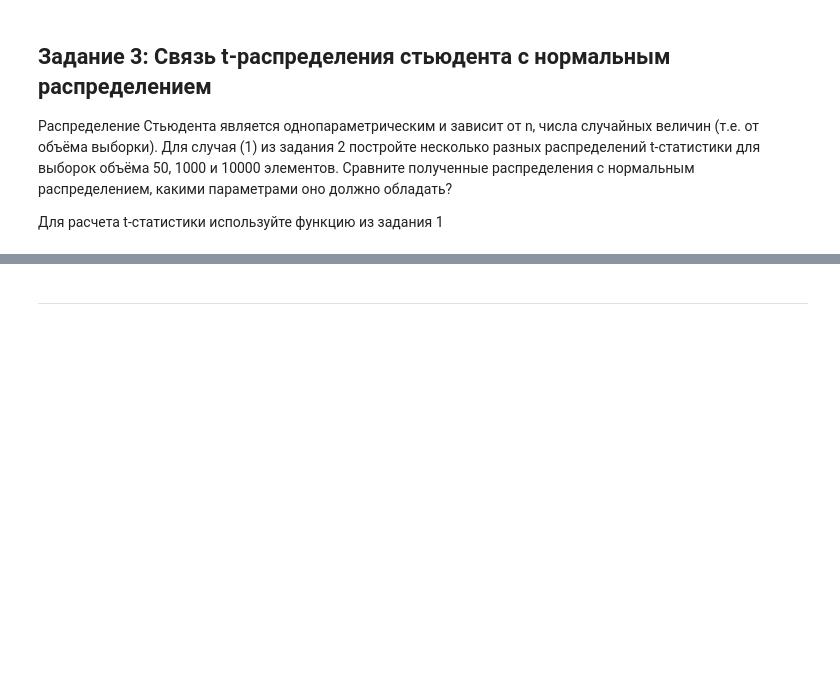
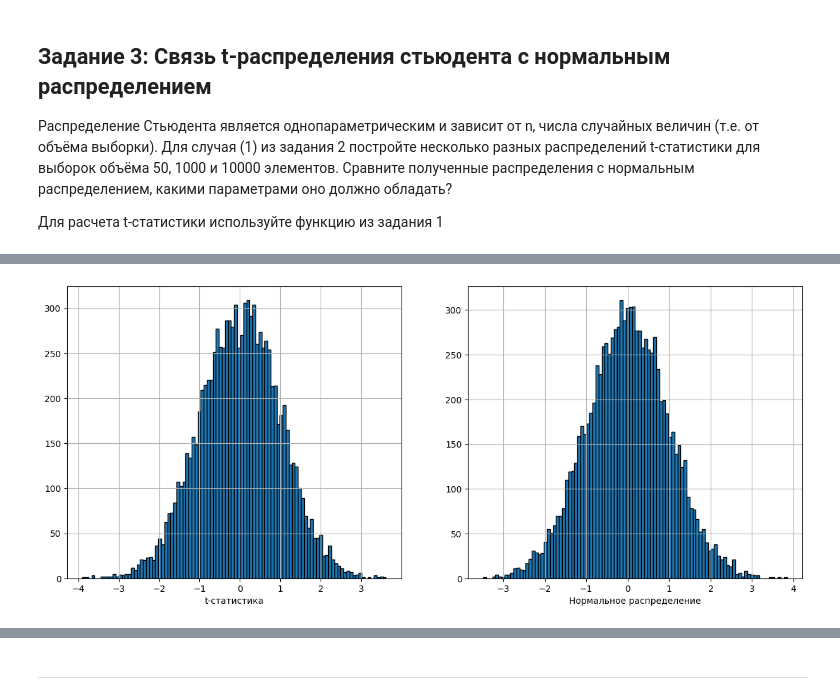
Before and after one commit to Yukkitsune/TBank-Analytics, a Jupyter notebook: Probability theory and mathematical statistics/homework2_statistics.ipynb, the cells around one changed output, grey strips where cells are left out. Drawn from its saved outputs; the diff is of its cells as text; code cells hidden in the pictures; blank space fills up the shorter version.

```diff
--- a/Probability theory and mathematical statistics/homework2_statistics.ipynb
+++ b/Probability theory and mathematical statistics/homework2_statistics.ipynb
@@ -161,0 +158,9 @@ compare_uniform_normal(t_uniform=t_uniform_50, t_normal=t_normal_50)
+# %%
+a, b = 400, 2000
+size = 1000
+iterations = 10000
+t_uniform_1000 = uniform_monte_carlo(a=a, b=b, size=size, iterations=iterations)
+# %%
+compare_uniform_normal(t_uniform=t_uniform_1000, t_normal=norm_dist)
+# %% [output]
+[figure, added]
```
Also changed, not shown: parts of 20 cells of this notebook.
